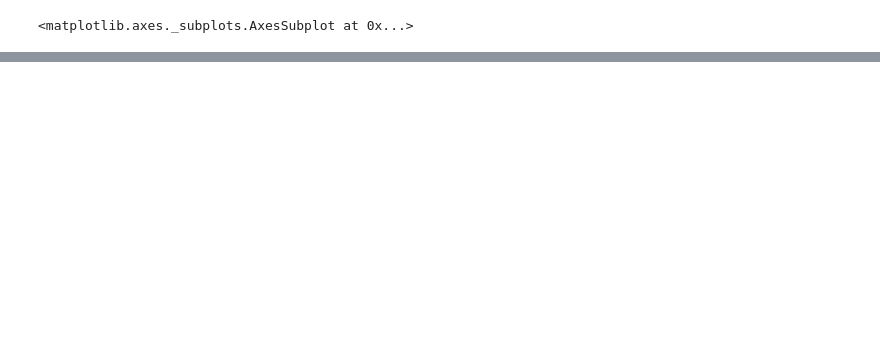
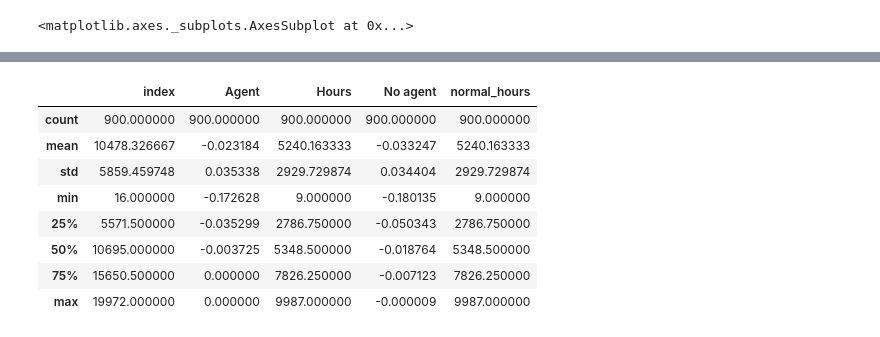
Before and after one commit to vegraux/master_thesis, a Jupyter notebook: RLpower/notebooks/visualise_actions.ipynb, the cells around one changed output, grey strips where cells are left out. Cells and saved outputs as stored; diff of their text form; code cells hidden in the pictures; blank space fills up the shorter version.

```diff
--- a/RLpower/notebooks/visualise_actions.ipynb
+++ b/RLpower/notebooks/visualise_actions.ipynb
@@ -527,3 +608,9 @@ sns.lineplot(x='time', y='values',hue='gamma',data=df)
 [interactive output not drawn]
 [interactive output not drawn]
 <matplotlib.axes._subplots.AxesSubplot at 0x...>
+# %%
+df = pd.read_csv('data/50_episodes_voltage.csv')
+df = df.rename(columns={'Unnamed: 3':''}).iloc[:,1:]
+stats = df[df['Reward'] < 0].groupby('')['Reward'].describe()
+stats
+#stats.iloc[:,:-1].to_csv('data/stats_50episodes_config1.csv',float_format='%.3f')
@@ -529,0 +637,19 @@ sns.lineplot(x='time', y='values',hue='gamma',data=df)
+# %%
+
+agent = df[df[''] == 'Agent']
+
+normal = df[df[''] == 'No agent']
+bad_normal = normal[normal['Reward'] < 0]
+bad_hours = bad_normal['Hours']
+bad_agent = agent[agent['Hours'].isin(bad_hours.values)]
+bad_agent['No agent'] = bad_normal['Reward'].values
+bad_agent['normal_hours'] = bad_hours.values
+bad_agent = bad_agent.rename(columns={'Reward':'Agent'})
+assert all(bad_agent['normal_hours'] == bad_agent['Hours'])
+# %%
+fig, ax = plt.subplots()
+sorted_agent = bad_agent.sort_values(by='No agent',ascending=False)
+sorted_agent = sorted_agent.reset_index()
+sorted_agent.plot(y=['Agent','No agent'],ax=ax)
+ax.set_xlabel('Hours')
+ax.set_ylabel('Reward')
@@ -529,0 +719,12 @@ sns.lineplot(x='time', y='values',hue='gamma',data=df)
+# %%
+sorted_agent.describe()
+# %% [output]
+|  | index | Agent | Hours | No agent | normal_hours |
+| count | 900.000000 | 900.000000 | 900.000000 | 900.000000 | 900.000000 |
+| mean | 10478.326667 | -0.023184 | 5240.163333 | -0.033247 | 5240.163333 |
+| std | 5859.459748 | 0.035338 | 2929.729874 | 0.034404 | 2929.729874 |
+| min | 16.000000 | -0.172628 | 9.000000 | -0.180135 | 9.000000 |
+| 25% | 5571.500000 | -0.035299 | 2786.750000 | -0.050343 | 2786.750000 |
+| 50% | 10695.000000 | -0.003725 | 5348.500000 | -0.018764 | 5348.500000 |
+| 75% | 15650.500000 | 0.000000 | 7826.250000 | -0.007123 | 7826.250000 |
+| max | 19972.000000 | 0.000000 | 9987.000000 | -0.000009 | 9987.000000 |
```
Also changed, not shown: parts of 45 cells of this notebook.
